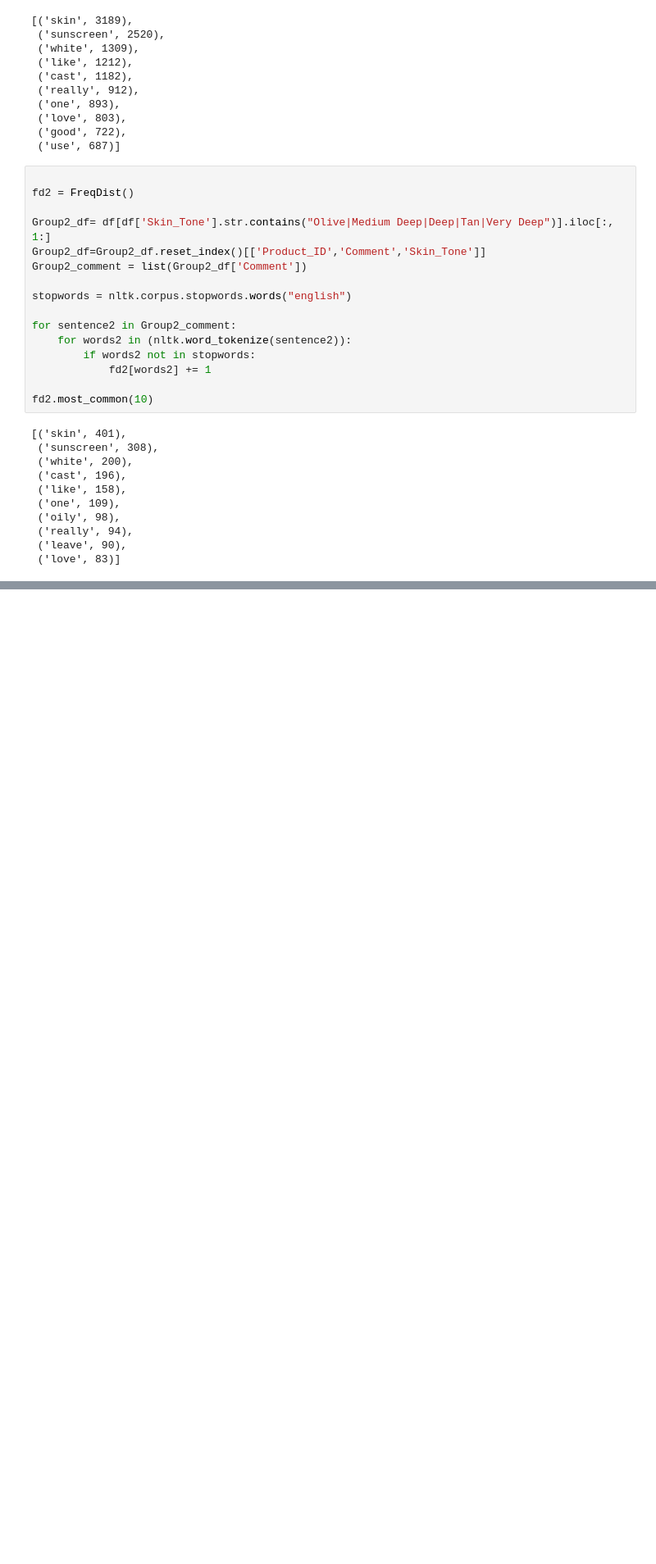
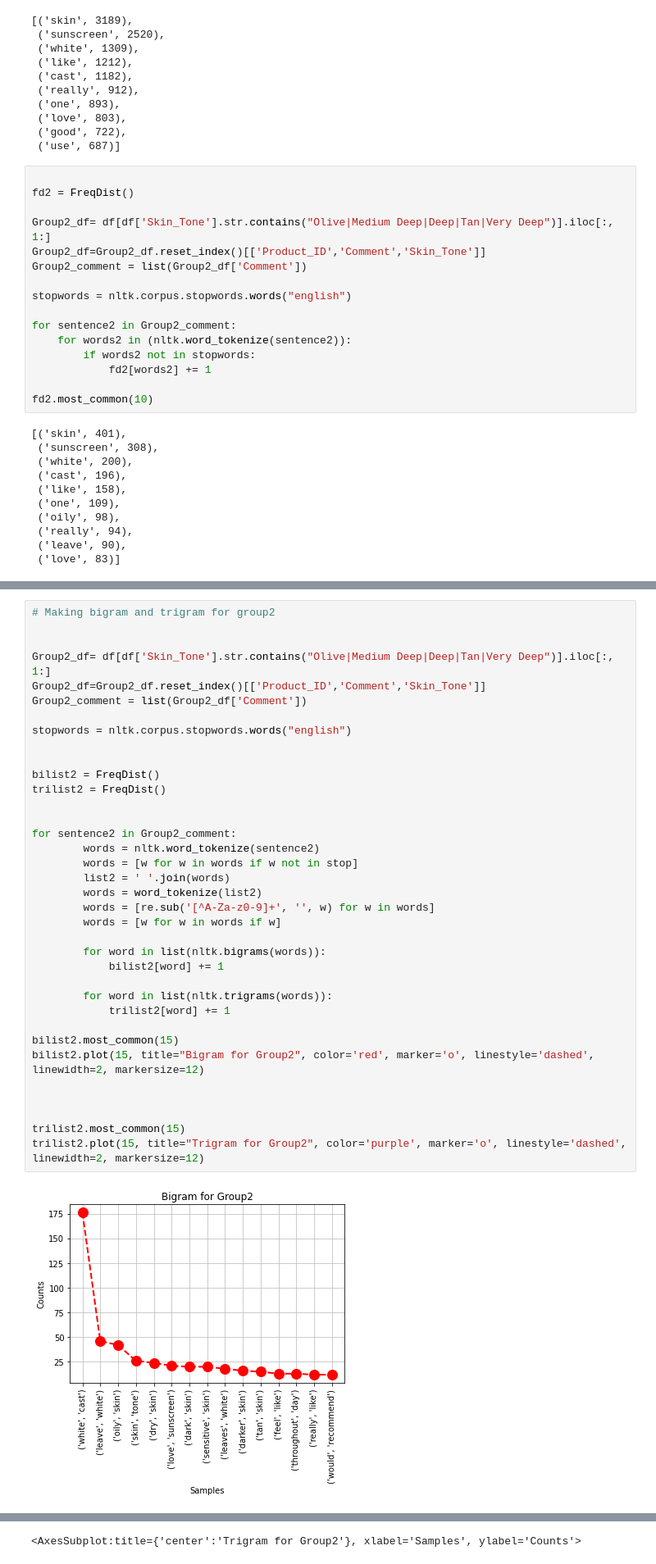
Before and after one commit to johnwalkington/fun-in-the-sun, a Jupyter notebook: Code/Skin_plot_and_nltk.ipynb, the cells around one changed output, grey strips where cells are left out. Shown at 82% size. Cells and saved outputs as stored; diff of their text form; blank space fills up the shorter version.

```diff
--- a/Code/Skin_plot_and_nltk.ipynb
+++ b/Code/Skin_plot_and_nltk.ipynb
@@ -252,0 +199,38 @@ trilist.most_common(15)
+# %%
+# Making bigram and trigram for group2
+
+
+Group2_df= df[df['Skin_Tone'].str.contains("Olive|Medium Deep|Deep|Tan|Very Deep")].iloc[:, 1:]
+Group2_df=Group2_df.reset_index()[['Product_ID','Comment','Skin_Tone']]
+Group2_comment = list(Group2_df['Comment'])
+
+stopwords = nltk.corpus.stopwords.words("english")
+
+
+bilist2 = FreqDist()
+trilist2 = FreqDist()
+
+
+for sentence2 in Group2_comment:
+        words = nltk.word_tokenize(sentence2)
+        words = [w for w in words if w not in stop]
+        list2 = ' '.join(words)
+        words = word_tokenize(list2)
+        words = [re.sub('[^A-Za-z0-9]+', '', w) for w in words]
+        words = [w for w in words if w]
+
+        for word in list(nltk.bigrams(words)):
+            bilist2[word] += 1
+
+        for word in list(nltk.trigrams(words)):
+            trilist2[word] += 1
+
+bilist2.most_common(15)
+bilist2.plot(15, title="Bigram for Group2", color='red', marker='o', linestyle='dashed', linewidth=2, markersize=12)
+
+
+
+trilist2.most_common(15)
+trilist2.plot(15, title="Trigram for Group2", color='purple', marker='o', linestyle='dashed', linewidth=2, markersize=12)
+# %% [output]
+[figure, added]
@@ -252,0 +238 @@ trilist.most_common(15)
+<AxesSubplot:title={'center':'Trigram for Group2'}, xlabel='Samples', ylabel='Counts'>
```
Also changed, not shown: parts of 8 cells of this notebook.
